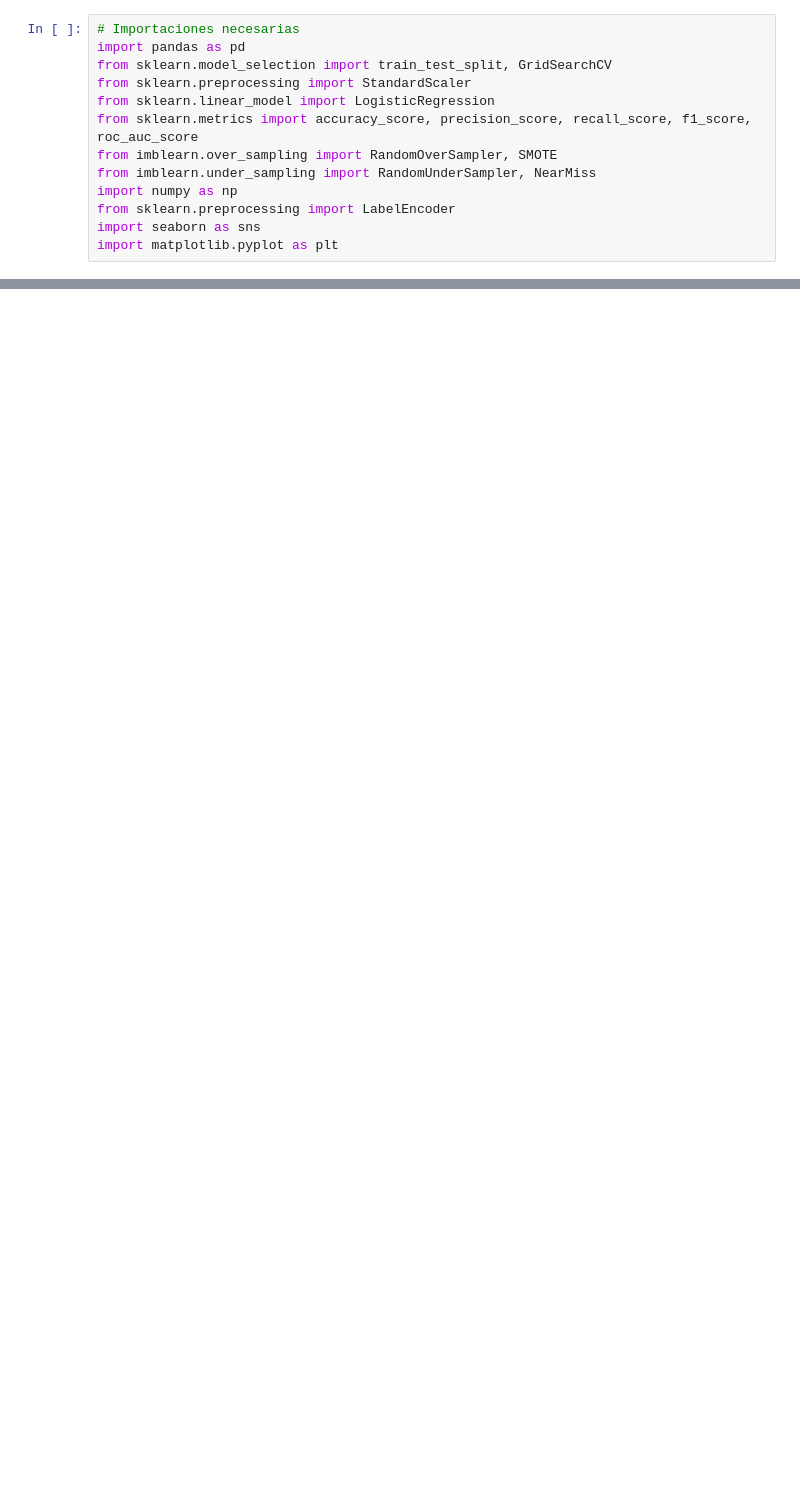
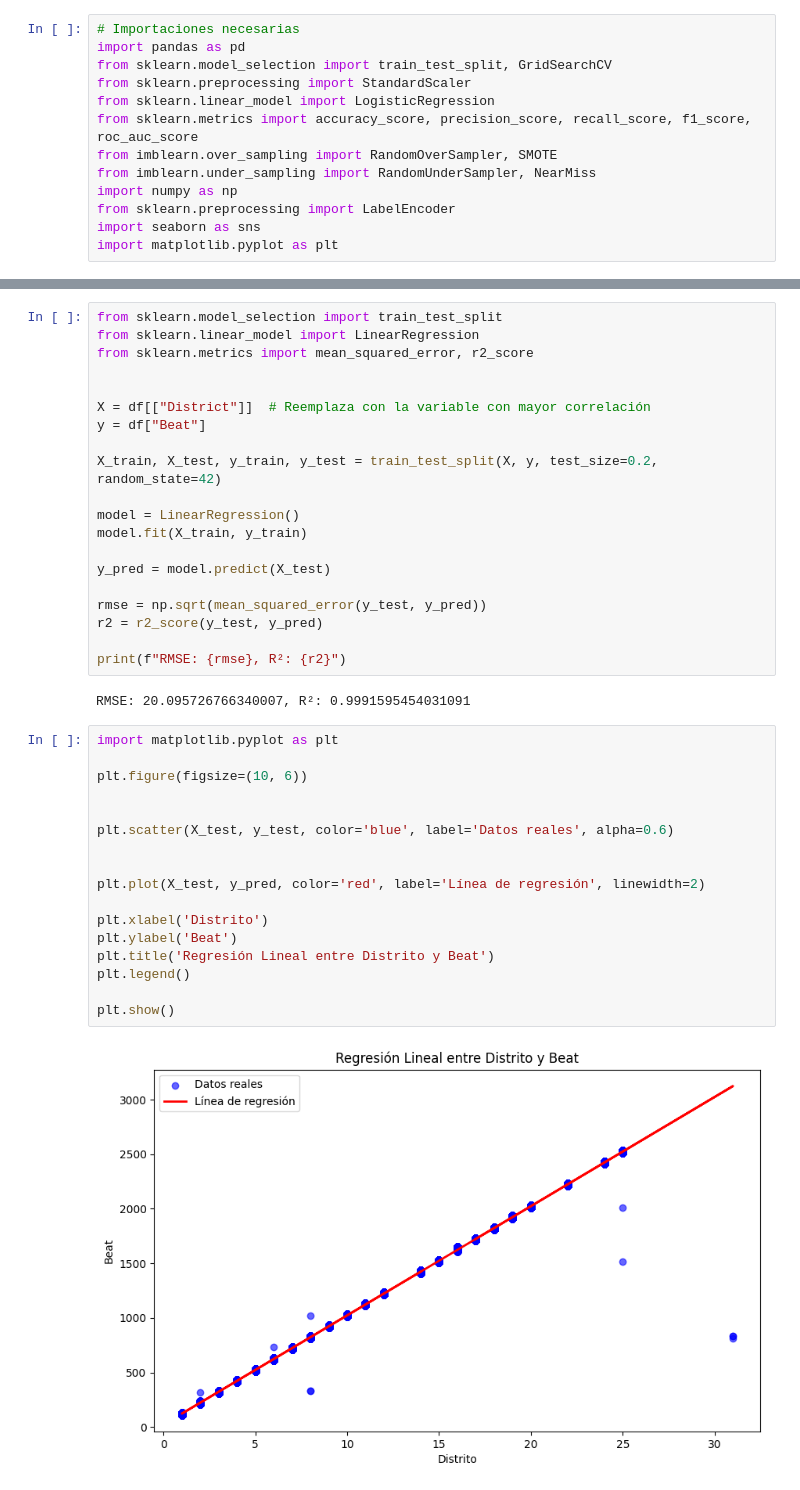
Before and after one commit to Carrascoom18/maching_learning, a Jupyter notebook: regresion_lineal_simple_crimenes.ipynb, the cells around one changed output, grey strips where cells are left out. Drawn from its saved outputs; the diff is of its cells as text; blank space fills up the shorter version.

```diff
--- a/regresion_lineal_simple_crimenes.ipynb
+++ b/regresion_lineal_simple_crimenes.ipynb
@@ -31,0 +53,41 @@ plt.show()
+# %%
+from sklearn.model_selection import train_test_split
+from sklearn.linear_model import LinearRegression
+from sklearn.metrics import mean_squared_error, r2_score
+
+
+X = df[["District"]]  # Reemplaza con la variable con mayor correlación
+y = df["Beat"]
+
+X_train, X_test, y_train, y_test = train_test_split(X, y, test_size=0.2, random_state=42)
+
+model = LinearRegression()
+model.fit(X_train, y_train)
+
+y_pred = model.predict(X_test)
+
+rmse = np.sqrt(mean_squared_error(y_test, y_pred))
+r2 = r2_score(y_test, y_pred)
+
+print(f"RMSE: {rmse}, R²: {r2}")
+# %% [output]
+RMSE: 20.095726766340007, R²: 0.9991595454031091
+# %%
+import matplotlib.pyplot as plt
+
+plt.figure(figsize=(10, 6))
+
+
+plt.scatter(X_test, y_test, color='blue', label='Datos reales', alpha=0.6)
+
+
+plt.plot(X_test, y_pred, color='red', label='Línea de regresión', linewidth=2)
+
+plt.xlabel('Distrito')
+plt.ylabel('Beat')
+plt.title('Regresión Lineal entre Distrito y Beat')
+plt.legend()
+
+plt.show()
+# %% [output]
+[figure, added]
```
Also changed, not shown: parts of 2 cells of this notebook.
